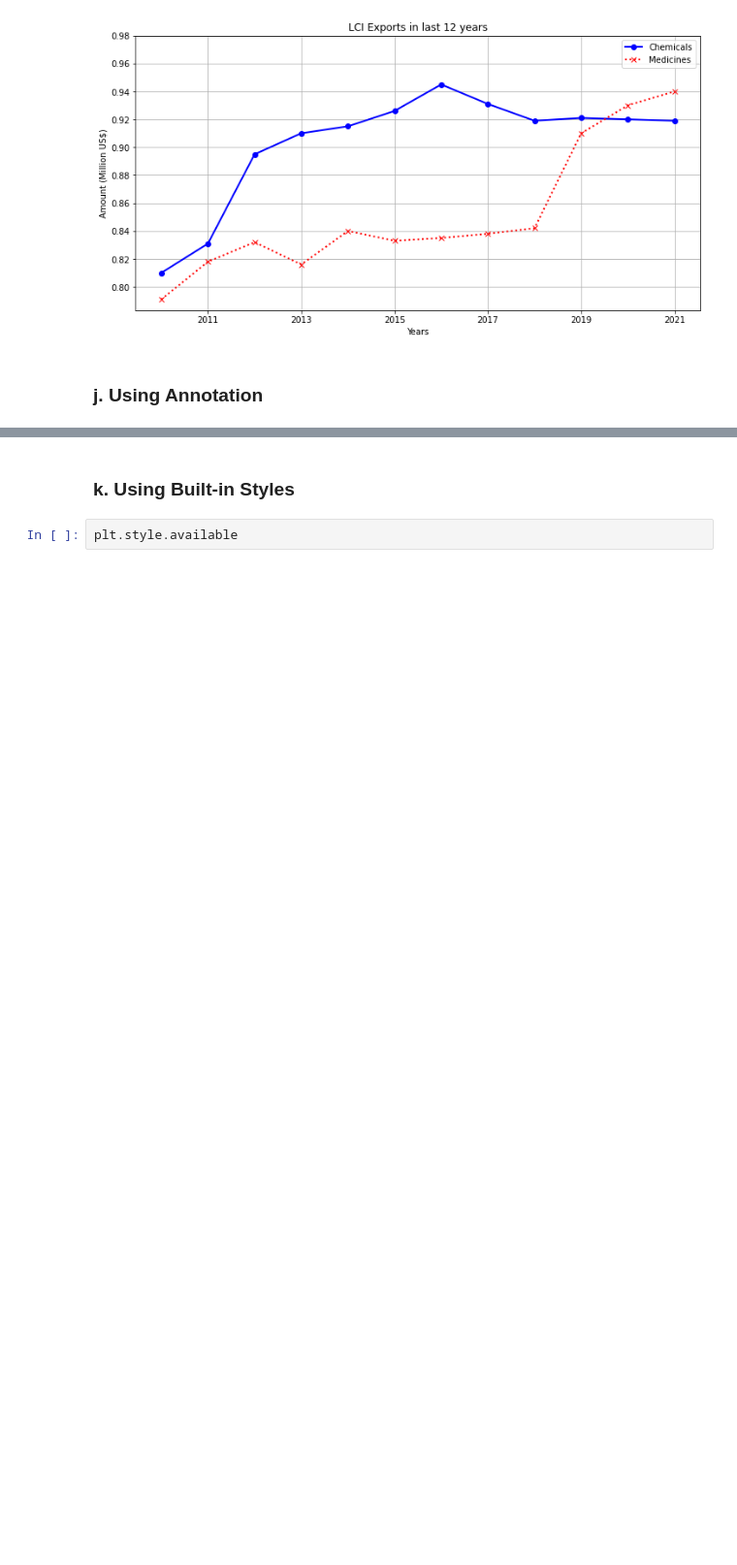
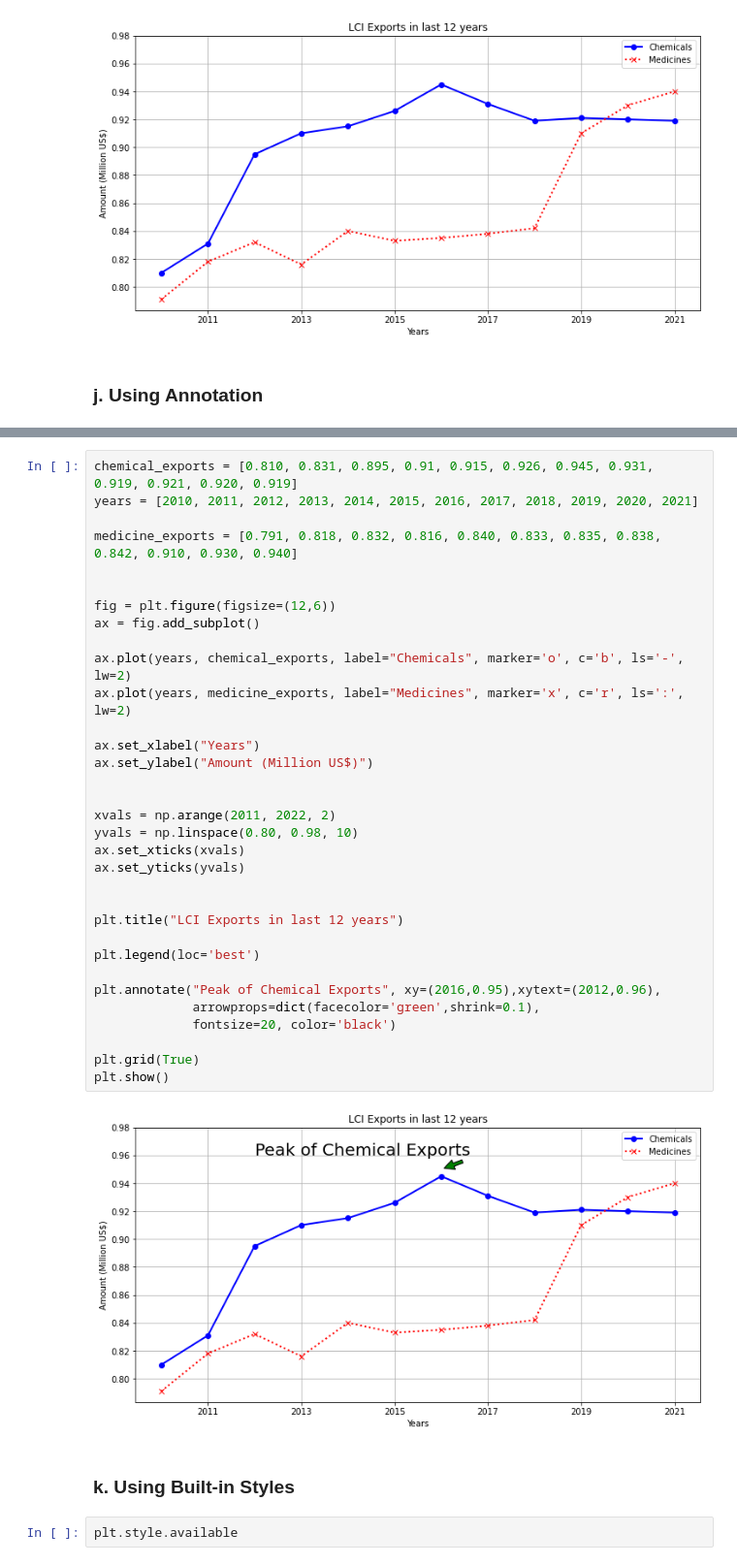
Before and after one commit to MuhammadSheraza002/Data-Visualization, a Jupyter notebook: Lec-1 (Data-Visualization-I).ipynb, the cells around one changed output, grey strips where cells are left out. Shown at 97% size. Saved outputs shown, nothing was run; the diff lists cells and outputs as text; blank space fills up the shorter version.

Commit message:
Annotations in Plots

```diff
--- a/Lec-1 (Data-Visualization-I).ipynb
+++ b/Lec-1 (Data-Visualization-I).ipynb
@@ -454,3 +455,38 @@ plt.show()
+# %%
+chemical_exports = [0.810, 0.831, 0.895, 0.91, 0.915, 0.926, 0.945, 0.931, 0.919, 0.921, 0.920, 0.919]
+years = [2010, 2011, 2012, 2013, 2014, 2015, 2016, 2017, 2018, 2019, 2020, 2021]
+
+medicine_exports = [0.791, 0.818, 0.832, 0.816, 0.840, 0.833, 0.835, 0.838, 0.842, 0.910, 0.930, 0.940]
+
+
+fig = plt.figure(figsize=(12,6))
+ax = fig.add_subplot()
+
+ax.plot(years, chemical_exports, label="Chemicals", marker='o', c='b', ls='-', lw=2)
+ax.plot(years, medicine_exports, label="Medicines", marker='x', c='r', ls=':', lw=2)
+
+ax.set_xlabel("Years")
+ax.set_ylabel("Amount (Million US$)")
+
+
+xvals = np.arange(2011, 2022, 2)
+yvals = np.linspace(0.80, 0.98, 10)
+ax.set_xticks(xvals)
+ax.set_yticks(yvals)
+
+
+plt.title("LCI Exports in last 12 years")
+
+plt.legend(loc='best')
+
+plt.annotate("Peak of Chemical Exports", xy=(2016,0.95),xytext=(2012,0.96),
+             arrowprops=dict(facecolor='green',shrink=0.1),
+             fontsize=20, color='black')
+
+plt.grid(True)
+plt.show()
+# %% [output]
+[figure, added]
 # %% [markdown]
 ### k. Using Built-in Styles
 # %%
```
Also changed, not shown: parts of 4 cells of this notebook.
